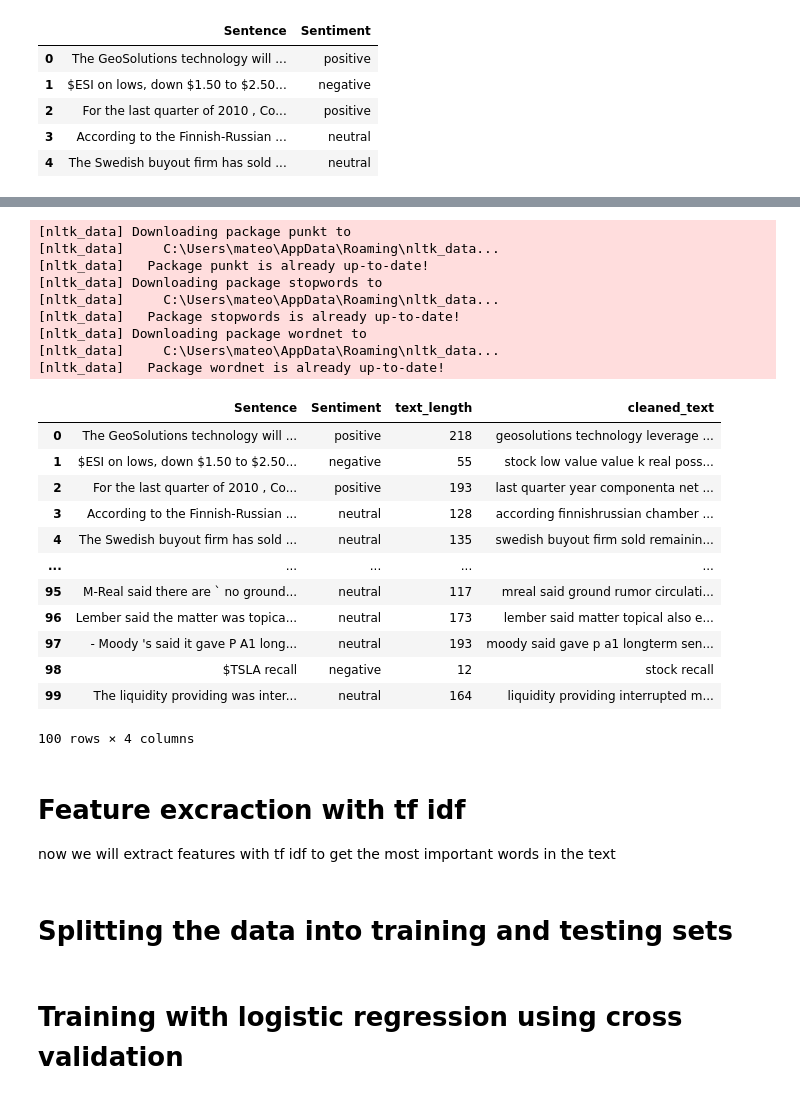
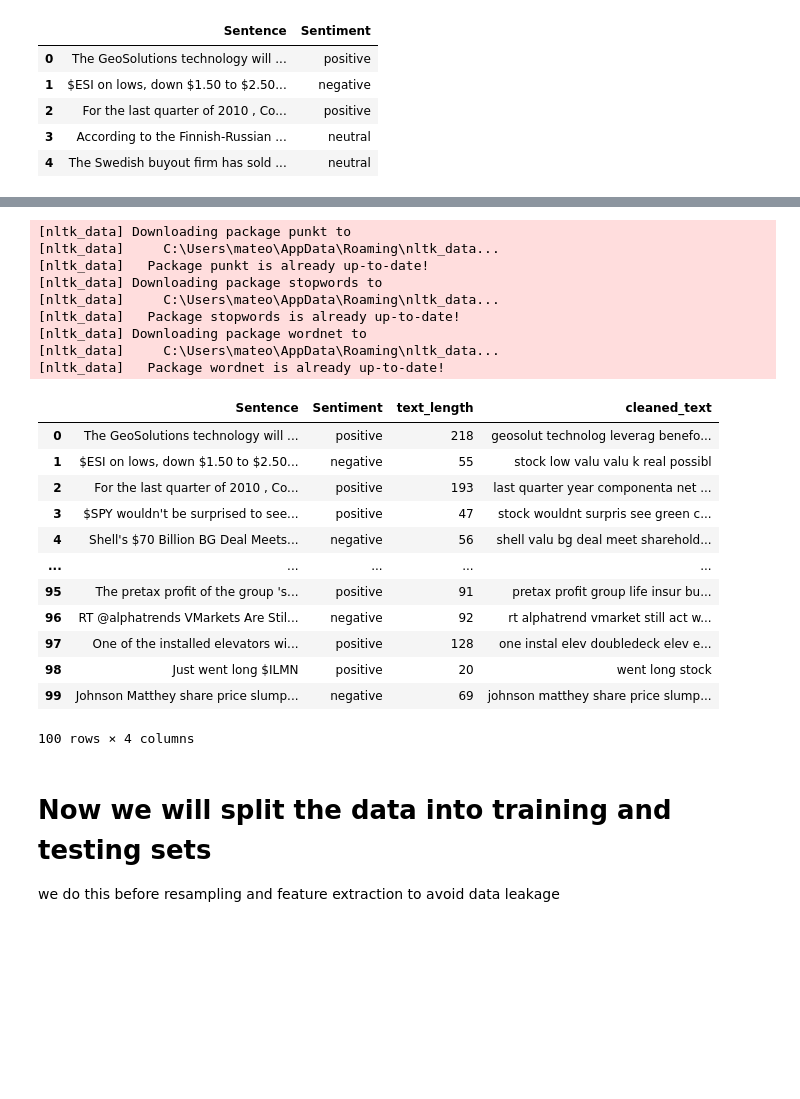
Before and after one commit to MateoRbt/Sentiment-Analysis, a Jupyter notebook: sample.ipynb, the cells around one changed output, grey strips where cells are left out. Drawn from its saved outputs; the diff is of its cells as text; code cells hidden in the pictures; blank space fills up the shorter version.

```diff
--- a/sample.ipynb
+++ b/sample.ipynb
@@ -56,0 +80,8 @@ Dataset loaded successfully!
+# %%
+data_path = "data/filtered_data.csv"  # Update the file name if it's different
+# Load the dataset
+df= pd.read_csv(data_path)
+print("Dataset loaded successfully!")
+
+# Display the first few rows of the DataFrame
+df.head()
@@ -103,7 +154,7 @@ import nltk
 import re
 from nltk.tokenize import word_tokenize
 from nltk.corpus import stopwords
-from nltk.stem import WordNetLemmatizer
+from nltk.stem import PorterStemmer
 import html
 import string
 
@@ -112,7 +163,7 @@ nltk.download('punkt')
 nltk.download('stopwords')
 nltk.download('wordnet')
 
-def clean_and_lemmatize(text):
+def clean_and_stem(text):
     # Remove extra whitespaces
     text = re.sub(r'\s+', ' ', text)
     # Remove HTML tags
@@ -153,50 +204,47 @@ def clean_and_lemmatize(text):
     text = re.sub(r'\b\d{1,2}(st|nd|rd|th)\b', 'date', text)
     text = re.sub(r'\b\d{1,2}[:]\d{2}\b', 'hour', text)
 
     text = re.sub(r"[^a-zA-Z0-9\s]", "", text)
     # Tokenize and clean up text
     tokens = word_tokenize(text.lower())
 
     # Remove punctuation
     tokens = [word for word in tokens if word not in string.punctuation]
 
     # Use custom stopwords
     custom_stop_words = set(stopwords.words('english'))
     tokens = [word for word in tokens if word not in custom_stop_words]
 
-    # Lemmatize the tokens
-    lemmatizer = WordNetLemmatizer()
-    cleaned_tokens = [lemmatizer.lemmatize(word) for word in tokens]
+    # Apply stemming
+    stemmer = PorterStemmer()
+    stemmed_tokens = [stemmer.stem(word) for word in tokens]
 
     # Join tokens back into text
-    return ' '.join(cleaned_tokens)
+    return ' '.join(stemmed_tokens)
 
 # Apply the cleaning function to the 'Sentence' column and create a new column 'cleaned_text'
-df['cleaned_text'] = df['Sentence'].apply(clean_and_lemmatize)
+df['cleaned_text'] = df['Sentence'].apply(clean_and_stem)
 df.head(100)
 # %% [output]
 [nltk_data] Downloading package punkt to
 [nltk_data]     C:\Users\mateo\AppData\Roaming\nltk_data...
 [nltk_data]   Package punkt is already up-to-date!
 [nltk_data] Downloading package stopwords to
 [nltk_data]     C:\Users\mateo\AppData\Roaming\nltk_data...
 [nltk_data]   Package stopwords is already up-to-date!
 [nltk_data] Downloading package wordnet to
 [nltk_data]     C:\Users\mateo\AppData\Roaming\nltk_data...
 [nltk_data]   Package wordnet is already up-to-date!
 |  | Sentence | Sentiment | text_length | cleaned_text |
-| 0 | The GeoSolutions technology will ... | positive | 218 | geosolutions technology leverage ... |
-| 1 | $ESI on lows, down $1.50 to $2.50... | negative | 55 | stock low value value k real poss... |
+| 0 | The GeoSolutions technology will ... | positive | 218 | geosolut technolog leverag benefo... |
+| 1 | $ESI on lows, down $1.50 to $2.50... | negative | 55 | stock low valu valu k real possibl |
 | 2 | For the last quarter of 2010 , Co... | positive | 193 | last quarter year componenta net ... |
-| 3 | According to the Finnish-Russian ... | neutral | 128 | according finnishrussian chamber ... |
-| 4 | The Swedish buyout firm has sold ... | neutral | 135 | swedish buyout firm sold remainin... |
+| 3 | $SPY wouldn't be surprised to see... | positive | 47 | stock wouldnt surpris see green c... |
+| 4 | Shell's $70 Billion BG Deal Meets... | negative | 56 | shell valu bg deal meet sharehold... |
 | ... | ... | ... | ... | ... |
-| 95 | M-Real said there are ` no ground... | neutral | 117 | mreal said ground rumor circulati... |
-| 96 | Lember said the matter was topica... | neutral | 173 | lember said matter topical also e... |
-| 97 | - Moody 's said it gave P A1 long... | neutral | 193 | moody said gave p a1 longterm sen... |
-| 98 | $TSLA recall | negative | 12 | stock recall |
-| 99 | The liquidity providing was inter... | neutral | 164 | liquidity providing interrupted m... |
+| 95 | The pretax profit of the group 's... | positive | 91 | pretax profit group life insur bu... |
+| 96 | RT @alphatrends VMarkets Are Stil... | negative | 92 | rt alphatrend vmarket still act w... |
+| 97 | One of the installed elevators wi... | positive | 128 | one instal elev doubledeck elev e... |
+| 98 | Just went long $ILMN | positive | 20 | went long stock |
+| 99 | Johnson Matthey share price slump... | negative | 69 | johnson matthey share price slump... |
 100 rows × 4 columns
-# %% [markdown]
-# Feature excraction with tf idf
-now we will extract features with tf idf to get the most important words in the text
@@ -211,2 +251,3 @@ X = vectorizer.fit_transform(df['cleaned_text'])  # Feature matrix
 # %% [markdown]
-# Splitting the data into training and testing sets
+# Now we will split the data into training and testing sets
+we do this before resampling and feature extraction to avoid data leakage
@@ -227,2 +253,0 @@ X_resampled, y_resampled = smote.fit_resample(X_train_dense, y_train)
-# %% [markdown]
-# Training with logistic regression using cross validation
```
Also changed, not shown: parts of 33 cells of this notebook, 4 other files.
